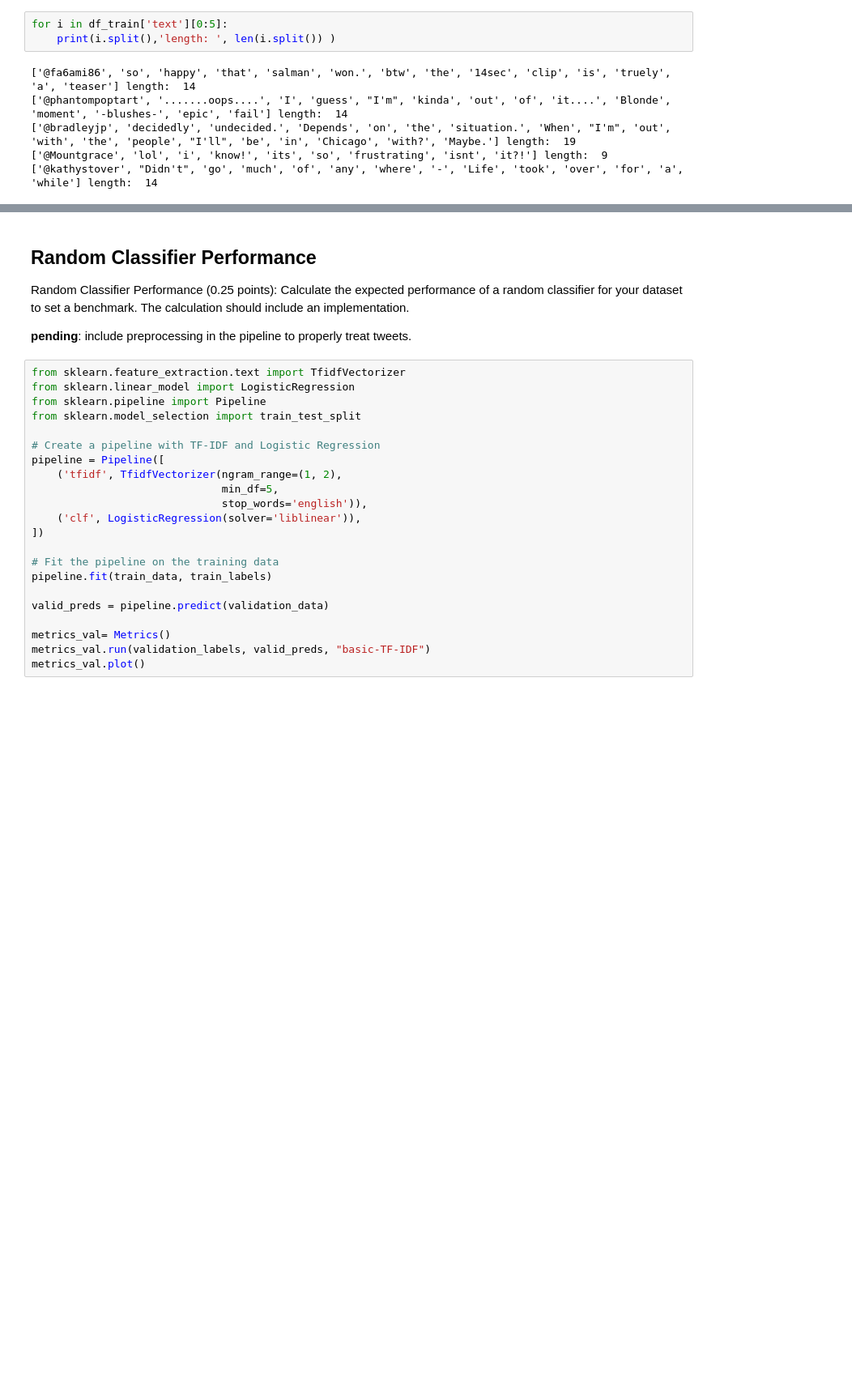
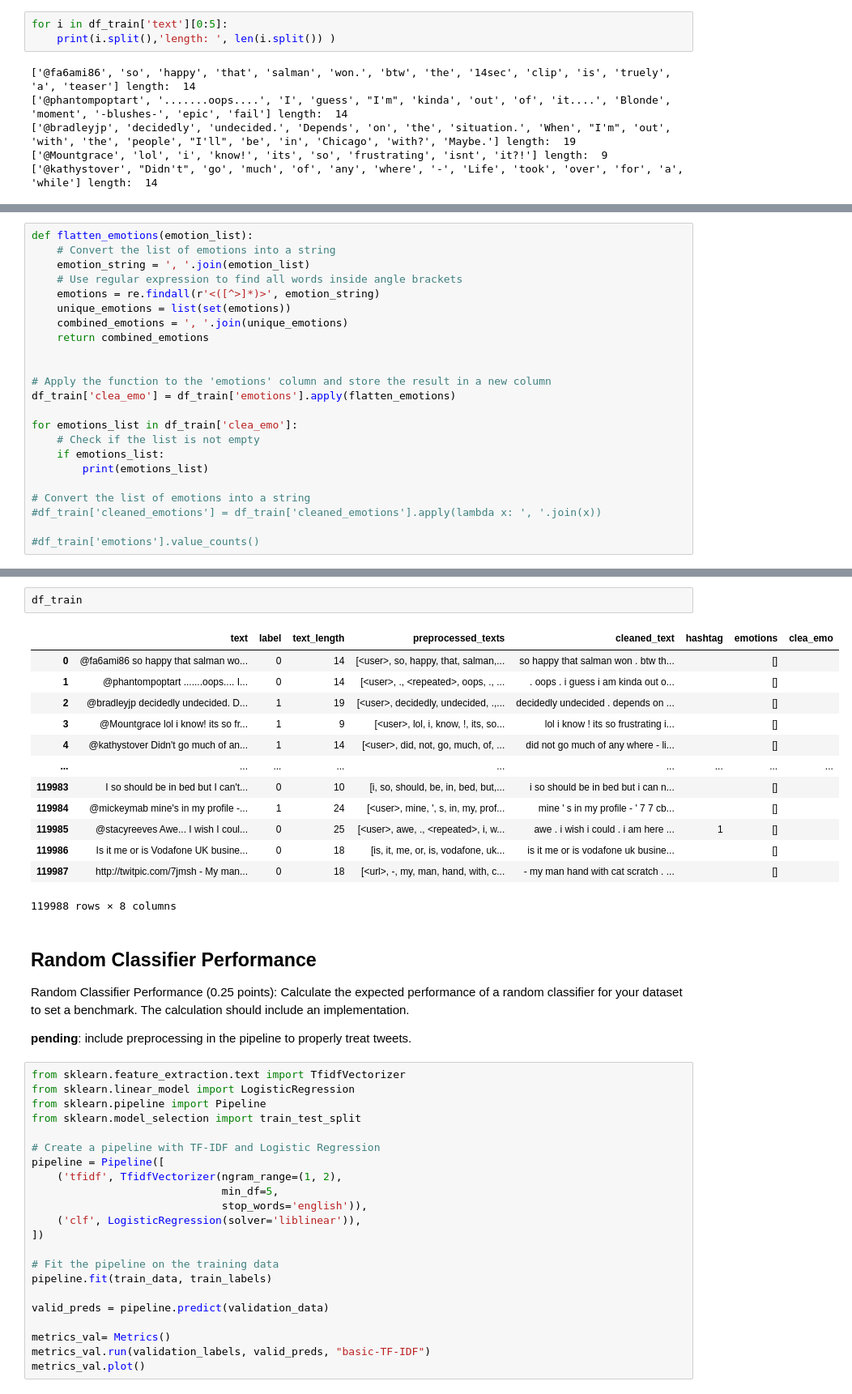
Before and after one commit to mgallon235/Adv_NLP, a Jupyter notebook: Part_1.ipynb, the cells around one changed output, grey strips where cells are left out. Shown: that part at 81% size. Saved outputs shown, nothing was run; the diff lists cells and outputs as text; blank space fills up the shorter version.

```diff
--- a/Part_1.ipynb
+++ b/Part_1.ipynb
@@ -154,0 +262,23 @@ Plot text_length distribution for positive(1) and negative(0) tweets
+# %%
+def flatten_emotions(emotion_list):
+    # Convert the list of emotions into a string
+    emotion_string = ', '.join(emotion_list)
+    # Use regular expression to find all words inside angle brackets
+    emotions = re.findall(r'<([^>]*)>', emotion_string)
+    unique_emotions = list(set(emotions))
+    combined_emotions = ', '.join(unique_emotions)
+    return combined_emotions
+
+
+# Apply the function to the 'emotions' column and store the result in a new column
+df_train['clea_emo'] = df_train['emotions'].apply(flatten_emotions)
+
+for emotions_list in df_train['clea_emo']:
+    # Check if the list is not empty
+    if emotions_list:
+        print(emotions_list)
+
+# Convert the list of emotions into a string
+#df_train['cleaned_emotions'] = df_train['cleaned_emotions'].apply(lambda x: ', '.join(x))
+
+#df_train['emotions'].value_counts()
@@ -155,3 +311,19 @@ Plot text_length distribution for positive(1) and negative(0) tweets
+# %%
+df_train
+# %% [output]
+|  | text | label | text_length | preprocessed_texts | cleaned_text | hashtag | emotions | clea_emo |
+| 0 | @fa6ami86 so happy that salman wo... | 0 | 14 | [<user>, so, happy, that, salman,... | so happy that salman won . btw th... |  | [] |  |
+| 1 | @phantompoptart .......oops.... I... | 0 | 14 | [<user>, ., <repeated>, oops, ., ... | . oops . i guess i am kinda out o... |  | [] |  |
+| 2 | @bradleyjp decidedly undecided. D... | 1 | 19 | [<user>, decidedly, undecided, .,... | decidedly undecided . depends on ... |  | [] |  |
+| 3 | @Mountgrace lol i know! its so fr... | 1 | 9 | [<user>, lol, i, know, !, its, so... | lol i know ! its so frustrating i... |  | [] |  |
+| 4 | @kathystover Didn't go much of an... | 1 | 14 | [<user>, did, not, go, much, of, ... | did not go much of any where - li... |  | [] |  |
+| ... | ... | ... | ... | ... | ... | ... | ... | ... |
+| 119983 | I so should be in bed but I can't... | 0 | 10 | [i, so, should, be, in, bed, but,... | i so should be in bed but i can n... |  | [] |  |
+| 119984 | @mickeymab mine's in my profile -... | 1 | 24 | [<user>, mine, ', s, in, my, prof... | mine ' s in my profile - ' 7 7 cb... |  | [] |  |
+| 119985 | @stacyreeves Awe... I wish I coul... | 0 | 25 | [<user>, awe, ., <repeated>, i, w... | awe . i wish i could . i am here ... | 1 | [] |  |
+| 119986 | Is it me or is Vodafone UK busine... | 0 | 18 | [is, it, me, or, is, vodafone, uk... | is it me or is vodafone uk busine... |  | [] |  |
+| 119987 | http://twitpic.com/7jmsh - My man... | 0 | 18 | [<url>, -, my, man, hand, with, c... | - my man hand with cat scratch . ... |  | [] |  |
+119988 rows × 8 columns
 # %% [markdown]
 ## Random Classifier Performance
 
```
Also changed, not shown: parts of 9 cells of this notebook.
